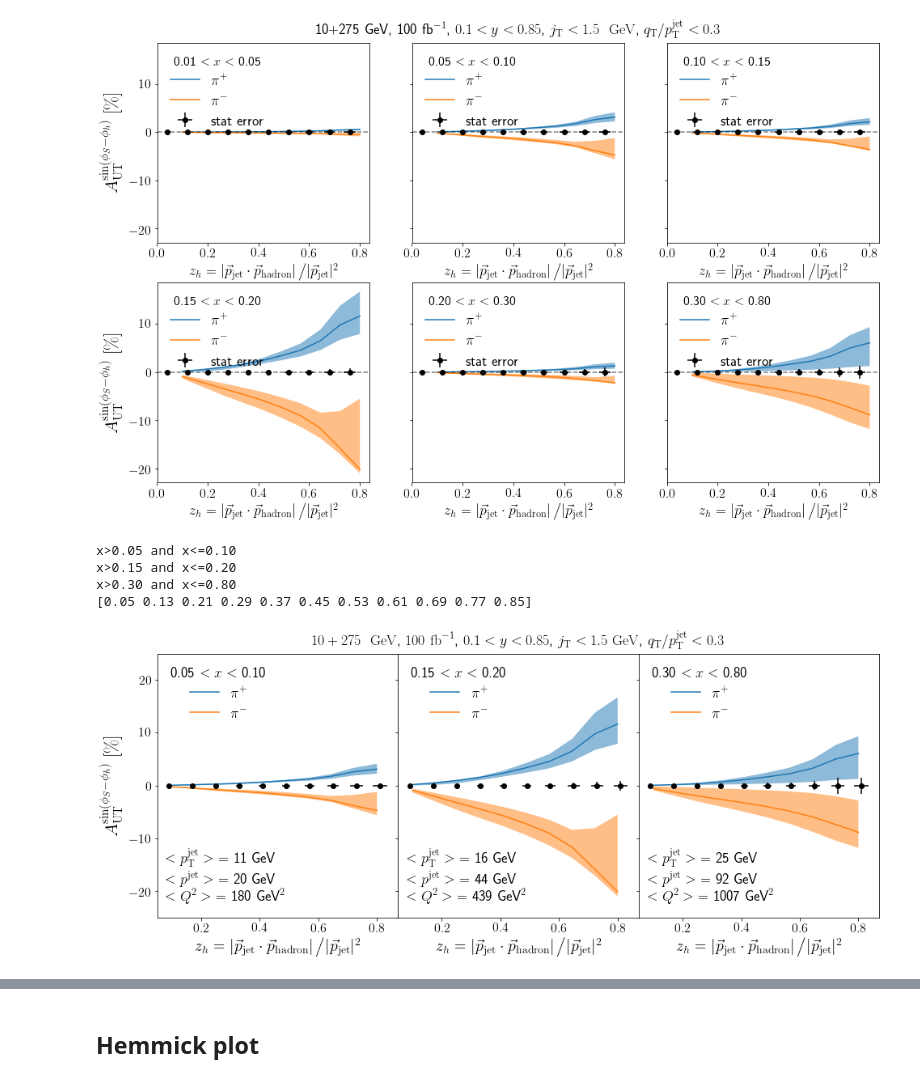
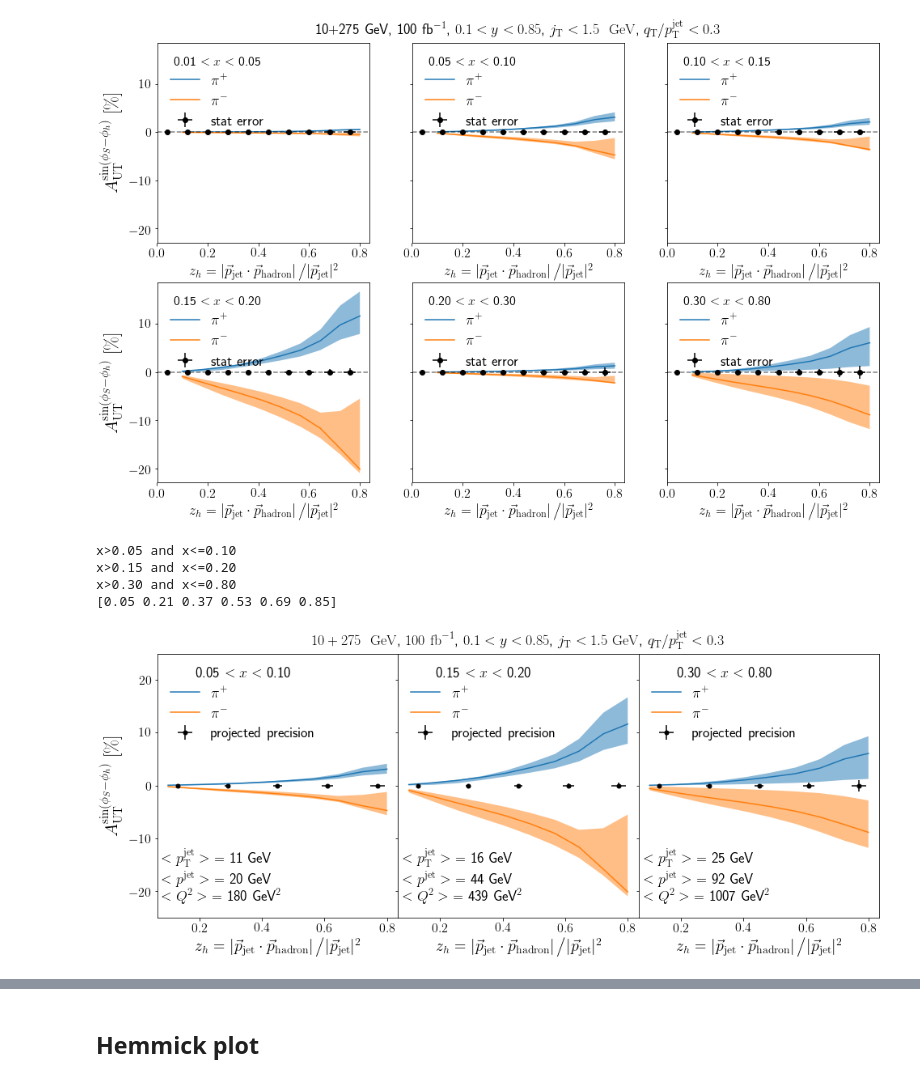
Before and after one commit to miguelignacio/eicsim, a Jupyter notebook: Hadron-in-Jet.ipynb, the cells around one changed output, grey strips where cells are left out. Drawn from its saved outputs; the diff is of its cells as text; code cells hidden in the pictures.

```diff
--- a/Hadron-in-Jet.ipynb
+++ b/Hadron-in-Jet.ipynb
@@ -884,6 +884,7 @@ Edges = [0.01,0.05,0.1, 0.15,0.2,0.3,0.8]
 bins = [(x, y) for (x, y) in zip(Edges[:-1], Edges[1:])]
 
 maxz = 0.8
+nbins  = 5
 axs[1].set_title('$10+275$ $\mathrm{ ~GeV}$, $100$ $\mathrm{fb}^{-1}$, $0.1<y<0.85$, $j_{\mathrm{T}}<1.5\mathrm{~GeV}$, $q_{\mathrm{T}}/p_{\mathrm{T}}^{\mathrm{jet}}<0.3$',fontsize=18)
 
 axs[0].plot(x_theory,100.0*y_theory['bin1'], '-', label='$\pi^{+}$')
@@ -911,12 +912,12 @@ axs[2].tick_params('both',labelsize=16)
 query = 'x>%2.2f and x<=%2.2f '%(0.05,0.1)
 print query
 df_cut = df.query(query)
-y, x  = np.histogram(df_cut.query('abs(pid)==211')['z'],bins=10,range=(0.05,maxz+0.05))
+y, x  = np.histogram(df_cut.query('pid==211')['z'],bins=nbins,range=(0.05,maxz+0.05))
 x = (x[1:]+x[:-1])/2
 y = y*to_counts
 y = y*efficiency
 erry = penalty*1/(dilution_factor*np.sqrt(y))
-axs[0].errorbar(x,y=np.zeros(len(x)), yerr=100.0*erry,xerr=JES*x, color='k',fmt='o',ls='none')
+axs[0].errorbar(x,y=np.zeros(len(x)), yerr=100.0*erry,xerr=JES*x, color='k',ms=5,fmt='o',ls='none', label='projected precision')
 
 
 lg= axs[0].legend(loc='upper left', fontsize=18,frameon=False,title='%2.2f $<x<$ %2.2f'%(0.05,0.1))
@@ -928,12 +929,12 @@ axs[0].text(0.08, -22, '$<p_{\mathrm{T}}^{\mathrm{jet}}>$ = %2.0f GeV \n $<p^{\m
 query = 'x>%2.2f and x<=%2.2f '%(0.15,0.20)
 print query
 df_cut = df.query(query)
-y, x  = np.histogram(df_cut.query('abs(pid)==211')['z'],bins=10,range=(0.05,maxz+0.05))
+y, x  = np.histogram(df_cut.query('abs(pid)==211')['z'],bins=nbins,range=(0.05,maxz+0.05))
 x = (x[1:]+x[:-1])/2.0
 y = y*to_counts
 y = y*efficiency
 erry = penalty*1/(dilution_factor*np.sqrt(y))
-axs[1].errorbar(x,y=np.zeros(len(x)), yerr=100.0*erry,xerr=JES*x, color='k',fmt='o',ls='none')
+axs[1].errorbar(x,y=np.zeros(len(x)), yerr=100.0*erry,xerr=JES*x, color='k',ms=5,fmt='o',ls='none', label='projected precision')
 
 
 lg= axs[1].legend(loc='upper left', fontsize=18,frameon=False,title='%2.2f $<x<$ %2.2f'%(0.15,0.20))
@@ -945,43 +946,43 @@ axs[1].text(0.08, -22, '$<p_{\mathrm{T}}^{\mathrm{jet}}>$ = %2.0f GeV \n $<p^{\m
 query = 'x>%2.2f and x<=%2.2f '%(0.3,0.80)
 print query
 df_cut = df.query(query)
-y, x  = np.histogram(df_cut.query('abs(pid)==211')['z'],bins=10,range=(0.05,maxz+0.05))
+y, x  = np.histogram(df_cut.query('abs(pid)==211')['z'],bins=nbins,range=(0.05,maxz+0.05))
 print x
 x = (x[1:]+x[:-1])/2
 
 y = y*to_counts
 y = y*efficiency
 erry = penalty*1/(dilution_factor*np.sqrt(y))
-axs[2].errorbar(x,y=np.zeros(len(x)), yerr=100.0*erry,xerr=JES*x, color='k',fmt='o',ls='none')
+axs[2].errorbar(x,y=np.zeros(len(x)), yerr=100.0*erry,xerr=JES*x, color='k',ms=5,fmt='o',ls='none', label='projected precision')
 
 lg= axs[2].legend(loc='upper left', fontsize=18,frameon=False,title='%2.2f $<x<$ %2.2f'%(0.3,0.80))
 title = lg.get_title()
 title.set_fontsize(18)
 
 
 axs[2].text(0.08, -22, '$<p_{\mathrm{T}}^{\mathrm{jet}}>$ = %2.0f GeV \n $<p^{\mathrm{jet}}>$ = %2.0f GeV \n  $<Q^{2}>$ = %2.0f GeV$^{2}$'%(df_cut['in_jet_pt'].mean(),df_cut['in_jet_p'].mean(), df_cut['Q2'].mean()), fontsize=18)
 
 #%%%%%%%
 
 
 
 axs[0].yaxis.set_label_text('$A_{\mathrm{UT}}^{\sin(\phi_S-\phi_h)}$ $[\%]$',fontsize=22)
 axs[0].xaxis.set_label_text(z_str,fontsize=20)
 axs[1].xaxis.set_label_text(z_str,fontsize=20)
 axs[2].xaxis.set_label_text(z_str,fontsize=20)
 
 
 
 
 plt.ylim([-25,25])
 plt.savefig('AUT_projections_xbins_3bins.png', bbox_inches='tight')
 plt.savefig('AUT_projections_xbins_3bins.pdf', bbox_inches='tight')
 # %% [output]
 x>0.05 and x<=0.10
 x>0.15 and x<=0.20
 x>0.30 and x<=0.80
-[0.05 0.13 0.21 0.29 0.37 0.45 0.53 0.61 0.69 0.77 0.85]
+[0.05 0.21 0.37 0.53 0.69 0.85]
-[figure, old version]
+[figure, new version]
 # %%
 print x_theory
 print x
```
Also changed, not shown: parts of 9 cells of this notebook, 1 other file.
